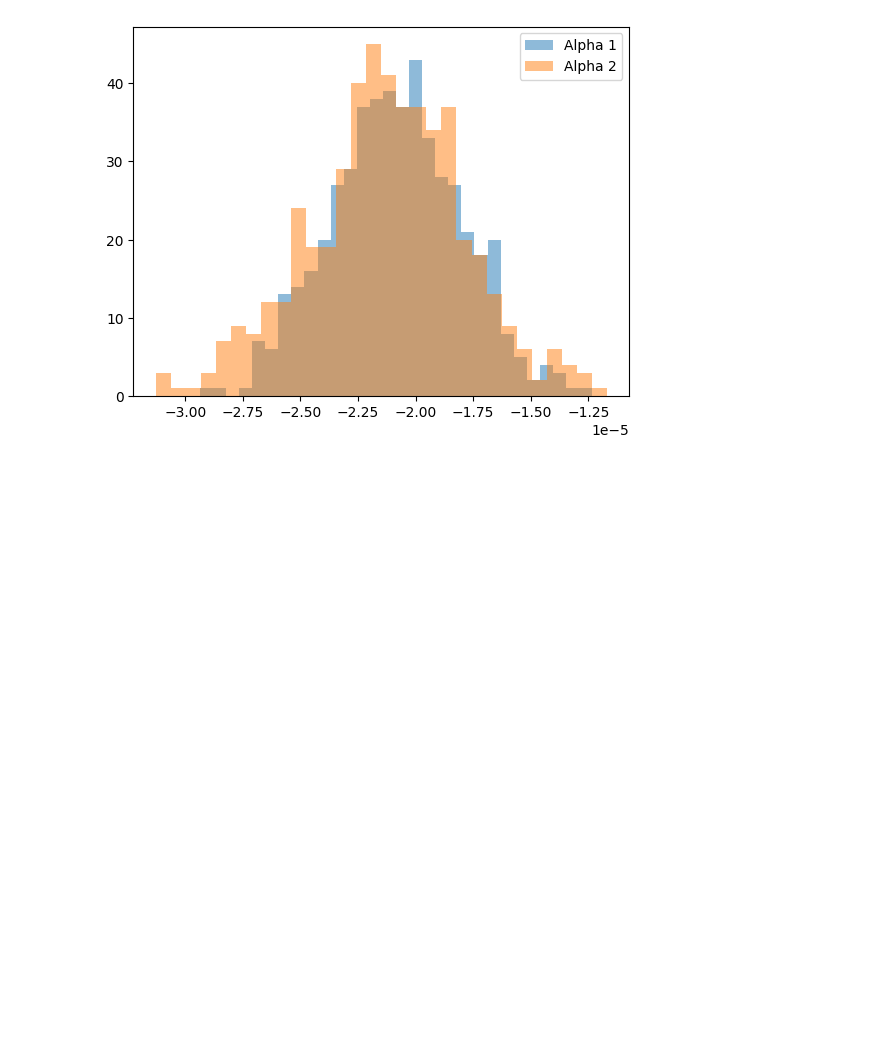
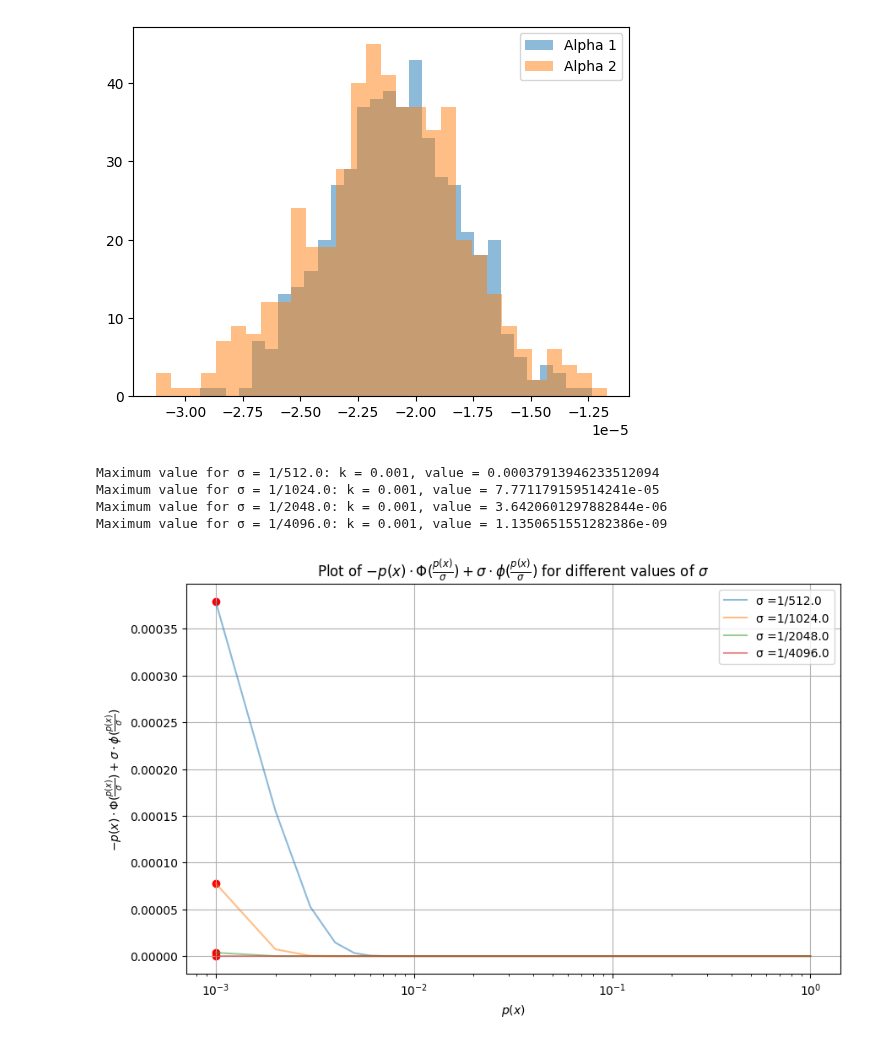
Before and after one commit to warik21/Thesis, a Jupyter notebook: alpha_p.ipynb, the cells around one changed output. Saved outputs shown, nothing was run; the diff lists cells and outputs as text; code cells hidden in the pictures; blank space fills up the shorter version.

```diff
--- a/alpha_p.ipynb
+++ b/alpha_p.ipynb
@@ -268,3 +230,38 @@ plt.show()
 Alpha 1: 0.6795510330130581
 Alpha 2: 0.37688322375180716
 [figure]
+# %%
+def k_P_eps_less_than_k(p, sigma):
+    return -p * norm.cdf(-p / sigma) + sigma * norm.pdf(-p / sigma)
+
+# Generate values of k between -1 and 0 (since k is negative)
+p_x_values = np.linspace(1e-3, 1, 1000)
+
+# Updated smaller values of σ
+sigma_values = [1/512, 1/1024, 1/2048, 1/4096]
+# sigma_values = np.logspace(-30, -10, 20, base=2)
+
+# Plot the function for different values of σ to visually inspect for maximum points
+plt.figure(figsize=(10, 6))
+for sigma in sigma_values:
+    function_values = k_P_eps_less_than_k(p_x_values, sigma)
+    plt.plot(p_x_values, function_values, label=f'σ =1/{1/sigma}', alpha=0.5)
+    max_index = np.argmax(function_values)
+    max_k = p_x_values[max_index]
+    max_value = function_values[max_index]
+    print(f'Maximum value for σ = 1/{1/sigma}: k = {max_k}, value = {max_value}')
+    plt.scatter(max_k, max_value, marker='o', color='red')  # Mark the maximum point
+
+plt.title(r'Plot of $-p(x) \cdot \Phi(\frac{p(x)}{\sigma}) + \sigma \cdot \phi(\frac{p(x)}{\sigma})$ for different values of $\sigma$')
+plt.xlabel(r'$p(x)$')
+plt.ylabel(r'$-p(x) \cdot \Phi(\frac{p(x)}{\sigma}) + \sigma \cdot \phi(\frac{p(x)}{\sigma})$')
+plt.legend()
+plt.xscale('log')
+plt.grid(True)
+plt.show()
+# %% [output]
+Maximum value for σ = 1/512.0: k = 0.001, value = 0.00037913946233512094
+Maximum value for σ = 1/1024.0: k = 0.001, value = 7.771179159514241e-05
+Maximum value for σ = 1/2048.0: k = 0.001, value = 3.6420601297882844e-06
+Maximum value for σ = 1/4096.0: k = 0.001, value = 1.1350651551282386e-09
+[figure, added]
```
Also changed, not shown: parts of 11 cells of this notebook, 1 other file.
